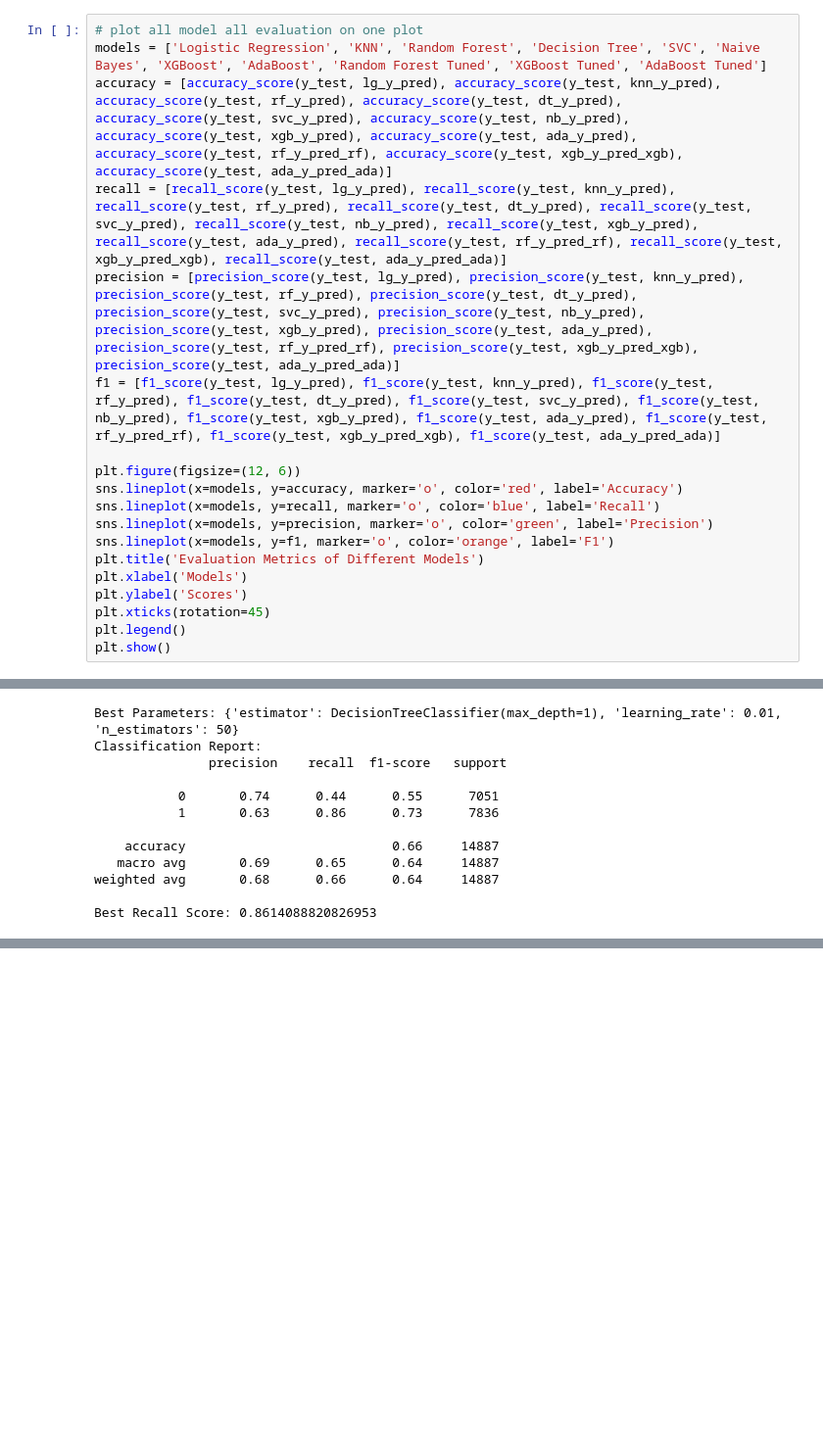
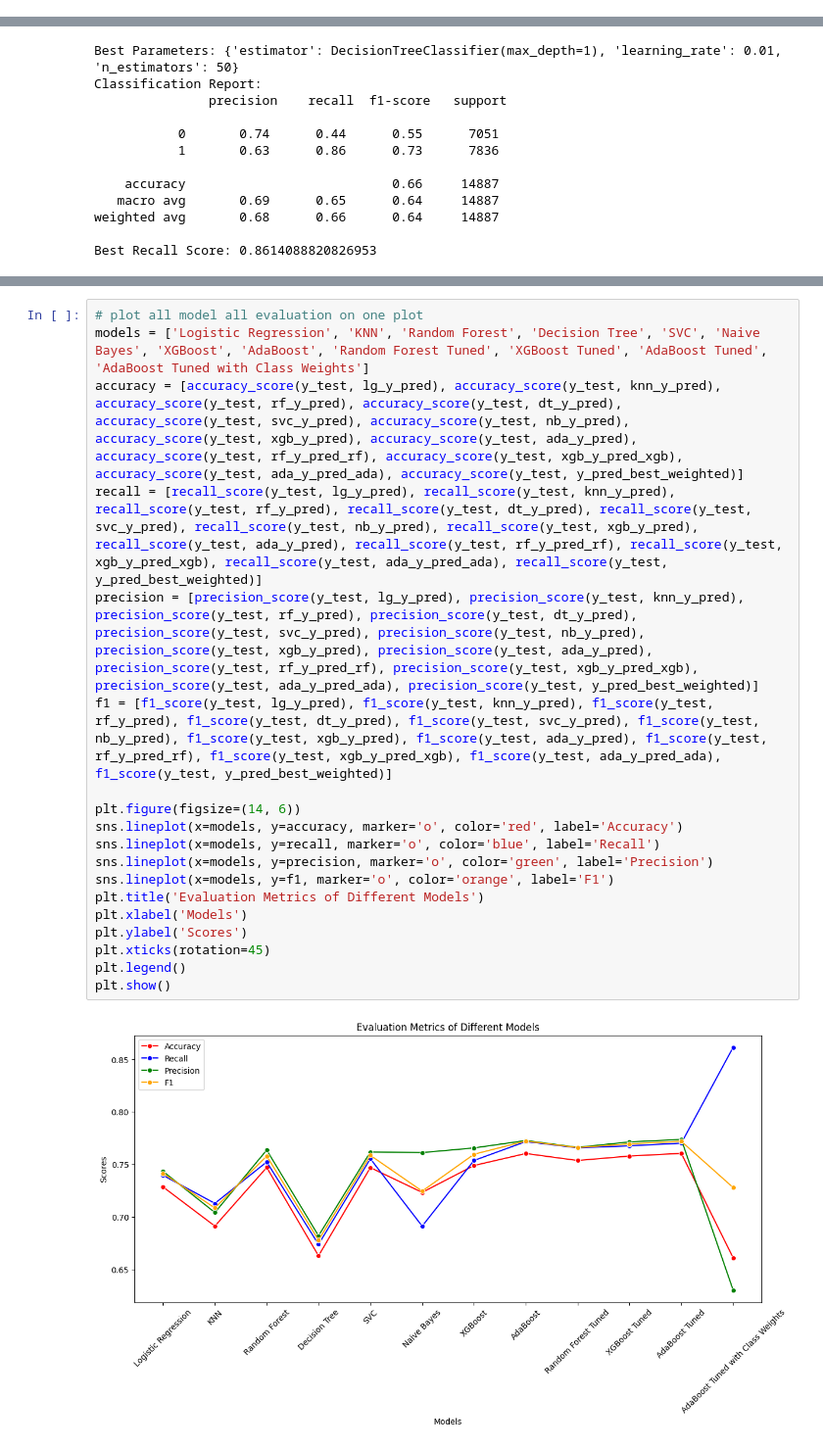
Before and after one commit to rifqimaruf/fp-pm-b, a Jupyter notebook: skenario3.ipynb, the cells around one changed output, grey strips where cells are left out. Shown at 98% size. Saved outputs shown, nothing was run; the diff lists cells and outputs as text; blank space fills up the shorter version.

Commit message:
add tunning class weight

```diff
--- a/skenario3.ipynb
+++ b/skenario3.ipynb
@@ -376,19 +373,0 @@ weighted avg       0.76      0.76      0.76     14887
-# %%
-# plot all model all evaluation on one plot
-models = ['Logistic Regression', 'KNN', 'Random Forest', 'Decision Tree', 'SVC', 'Naive Bayes', 'XGBoost', 'AdaBoost', 'Random Forest Tuned', 'XGBoost Tuned', 'AdaBoost Tuned']
-accuracy = [accuracy_score(y_test, lg_y_pred), accuracy_score(y_test, knn_y_pred), accuracy_score(y_test, rf_y_pred), accuracy_score(y_test, dt_y_pred), accuracy_score(y_test, svc_y_pred), accuracy_score(y_test, nb_y_pred), accuracy_score(y_test, xgb_y_pred), accuracy_score(y_test, ada_y_pred), accuracy_score(y_test, rf_y_pred_rf), accuracy_score(y_test, xgb_y_pred_xgb), accuracy_score(y_test, ada_y_pred_ada)]
-recall = [recall_score(y_test, lg_y_pred), recall_score(y_test, knn_y_pred), recall_score(y_test, rf_y_pred), recall_score(y_test, dt_y_pred), recall_score(y_test, svc_y_pred), recall_score(y_test, nb_y_pred), recall_score(y_test, xgb_y_pred), recall_score(y_test, ada_y_pred), recall_score(y_test, rf_y_pred_rf), recall_score(y_test, xgb_y_pred_xgb), recall_score(y_test, ada_y_pred_ada)]
-precision = [precision_score(y_test, lg_y_pred), precision_score(y_test, knn_y_pred), precision_score(y_test, rf_y_pred), precision_score(y_test, dt_y_pred), precision_score(y_test, svc_y_pred), precision_score(y_test, nb_y_pred), precision_score(y_test, xgb_y_pred), precision_score(y_test, ada_y_pred), precision_score(y_test, rf_y_pred_rf), precision_score(y_test, xgb_y_pred_xgb), precision_score(y_test, ada_y_pred_ada)]
-f1 = [f1_score(y_test, lg_y_pred), f1_score(y_test, knn_y_pred), f1_score(y_test, rf_y_pred), f1_score(y_test, dt_y_pred), f1_score(y_test, svc_y_pred), f1_score(y_test, nb_y_pred), f1_score(y_test, xgb_y_pred), f1_score(y_test, ada_y_pred), f1_score(y_test, rf_y_pred_rf), f1_score(y_test, xgb_y_pred_xgb), f1_score(y_test, ada_y_pred_ada)]
-
-plt.figure(figsize=(12, 6))
-sns.lineplot(x=models, y=accuracy, marker='o', color='red', label='Accuracy')
-sns.lineplot(x=models, y=recall, marker='o', color='blue', label='Recall')
-sns.lineplot(x=models, y=precision, marker='o', color='green', label='Precision')
-sns.lineplot(x=models, y=f1, marker='o', color='orange', label='F1')
-plt.title('Evaluation Metrics of Different Models')
-plt.xlabel('Models')
-plt.ylabel('Scores')
-plt.xticks(rotation=45)
-plt.legend()
-plt.show()
@@ -554,0 +499,21 @@ print("Best Recall Score with Class Weights:", best_weighted_recall)
+# %%
+# plot all model all evaluation on one plot
+models = ['Logistic Regression', 'KNN', 'Random Forest', 'Decision Tree', 'SVC', 'Naive Bayes', 'XGBoost', 'AdaBoost', 'Random Forest Tuned', 'XGBoost Tuned', 'AdaBoost Tuned', 'AdaBoost Tuned with Class Weights']
+accuracy = [accuracy_score(y_test, lg_y_pred), accuracy_score(y_test, knn_y_pred), accuracy_score(y_test, rf_y_pred), accuracy_score(y_test, dt_y_pred), accuracy_score(y_test, svc_y_pred), accuracy_score(y_test, nb_y_pred), accuracy_score(y_test, xgb_y_pred), accuracy_score(y_test, ada_y_pred), accuracy_score(y_test, rf_y_pred_rf), accuracy_score(y_test, xgb_y_pred_xgb), accuracy_score(y_test, ada_y_pred_ada), accuracy_score(y_test, y_pred_best_weighted)]
+recall = [recall_score(y_test, lg_y_pred), recall_score(y_test, knn_y_pred), recall_score(y_test, rf_y_pred), recall_score(y_test, dt_y_pred), recall_score(y_test, svc_y_pred), recall_score(y_test, nb_y_pred), recall_score(y_test, xgb_y_pred), recall_score(y_test, ada_y_pred), recall_score(y_test, rf_y_pred_rf), recall_score(y_test, xgb_y_pred_xgb), recall_score(y_test, ada_y_pred_ada), recall_score(y_test, y_pred_best_weighted)]
+precision = [precision_score(y_test, lg_y_pred), precision_score(y_test, knn_y_pred), precision_score(y_test, rf_y_pred), precision_score(y_test, dt_y_pred), precision_score(y_test, svc_y_pred), precision_score(y_test, nb_y_pred), precision_score(y_test, xgb_y_pred), precision_score(y_test, ada_y_pred), precision_score(y_test, rf_y_pred_rf), precision_score(y_test, xgb_y_pred_xgb), precision_score(y_test, ada_y_pred_ada), precision_score(y_test, y_pred_best_weighted)]
+f1 = [f1_score(y_test, lg_y_pred), f1_score(y_test, knn_y_pred), f1_score(y_test, rf_y_pred), f1_score(y_test, dt_y_pred), f1_score(y_test, svc_y_pred), f1_score(y_test, nb_y_pred), f1_score(y_test, xgb_y_pred), f1_score(y_test, ada_y_pred), f1_score(y_test, rf_y_pred_rf), f1_score(y_test, xgb_y_pred_xgb), f1_score(y_test, ada_y_pred_ada), f1_score(y_test, y_pred_best_weighted)]
+
+plt.figure(figsize=(14, 6))
+sns.lineplot(x=models, y=accuracy, marker='o', color='red', label='Accuracy')
+sns.lineplot(x=models, y=recall, marker='o', color='blue', label='Recall')
+sns.lineplot(x=models, y=precision, marker='o', color='green', label='Precision')
+sns.lineplot(x=models, y=f1, marker='o', color='orange', label='F1')
+plt.title('Evaluation Metrics of Different Models')
+plt.xlabel('Models')
+plt.ylabel('Scores')
+plt.xticks(rotation=45)
+plt.legend()
+plt.show()
+# %% [output]
+[figure, added]
```
Also changed, not shown: parts of 8 cells of this notebook, 1 other file.
